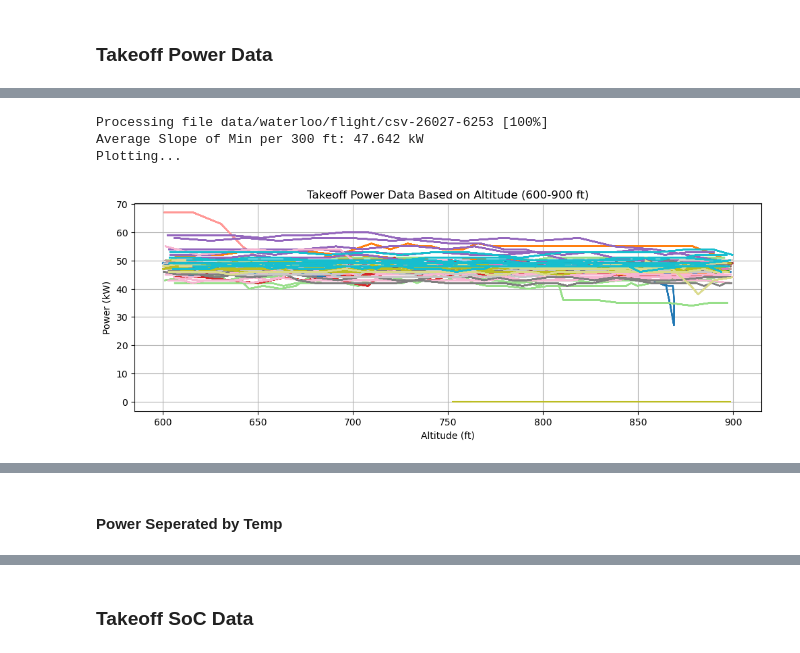
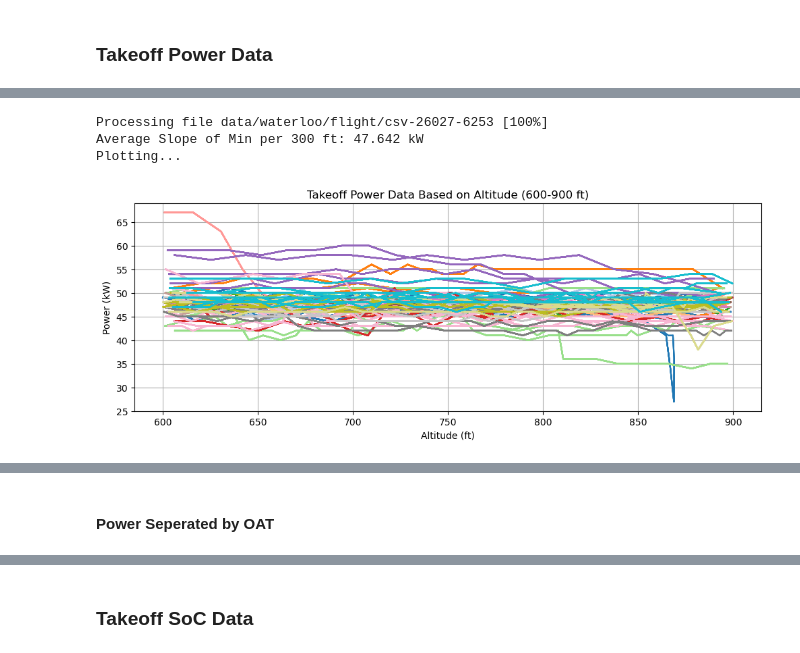
Before and after one commit to NathanL15/BatteryDataAnalysis, a Jupyter notebook: Waterloo-Takeoff-Climb.ipynb, the cells around one changed output, grey strips where cells are left out. Saved outputs shown, nothing was run; the diff lists cells and outputs as text; code cells hidden in the pictures.

```diff
--- a/Waterloo-Takeoff-Climb.ipynb
+++ b/Waterloo-Takeoff-Climb.ipynb
@@ -619,8 +619,6 @@ for i, subfolder in enumerate(subfolders):
                     # No valid altitude values within the range
                     continue
 
-                alt_data = df_power["alt"][i][start_idx:end_idx]
-                pwr_data = df_power["kw"][i][start_idx:end_idx]
                 filtered_pwr = df_power["kw"][i][start_idx:end_idx][df_power["kw"][i][start_idx:end_idx]>30]
                 filtered_alt = df_power["alt"][i][start_idx:end_idx][df_power["kw"][i][start_idx:end_idx]>30]
 
@@ -747,34 +745,35 @@ for i, subfolder in enumerate(subfolders):
                     start_idx += 1
                 while end_idx > start_idx and df_power["alt"][i][end_idx - 1] > 900:
                     end_idx -= 1
 
                 if start_idx == end_idx:
                     # No valid altitude values within the range
                     continue
 
-                alt_data = df_power["alt"][i][start_idx:end_idx]
-                pwr_data = df_power["kw"][i][start_idx:end_idx]
-                plt.plot(alt_data, pwr_data, color=colormap(i / total_subfolders))
+
+                filtered_pwr = df_power["kw"][i][start_idx:end_idx][df_power["kw"][i][start_idx:end_idx]>10]
+                filtered_alt = df_power["alt"][i][start_idx:end_idx][df_power["kw"][i][start_idx:end_idx]>10]
+                plt.plot(filtered_alt, filtered_pwr, color=colormap(i / total_subfolders))
 
                 # diff_soc_data = np.diff(soc_data)
                 # diff_alt_data = np.diff(alt_data)
                 # valid_indices = np.where(diff_alt_data != 0)[0]
                 # slope_soc_per_ft = diff_soc_data[valid_indices] / diff_alt_data[valid_indices]
                 # slopes_soc_per_ft.extend(slope_soc_per_ft)
 
                 power_list.append(df_power["kw"][i][start_idx:end_idx].mean())
 print('')
 average_power = round((abs(np.mean(power_list))),3)
 power_sum[2] = average_power
 print(f"Average Slope of Min per 300 ft: {round((average_power),3)} kW")
 print("Plotting...")
 plt.xlabel('Altitude (ft)')
 plt.ylabel('Power (kW)')
 plt.title('Takeoff Power Data Based on Altitude (600-900 ft)')
 plt.grid(True)
 plt.show()
 # %% [output]
 Processing file data/waterloo/flight/csv-26027-6253 [100%]
 Average Slope of Min per 300 ft: 47.642 kW
 Plotting...
-[figure, old version]
+[figure, new version]
@@ -783,5 +782,5 @@ Wall time: 19.7 s
 # %% [markdown]
-#### Power Seperated by Temp
+#### Power Seperated by OAT
 # %%
 %%time
 cell_diff = 20
```
Also changed, not shown: parts of 20 cells of this notebook, 1 other file.
